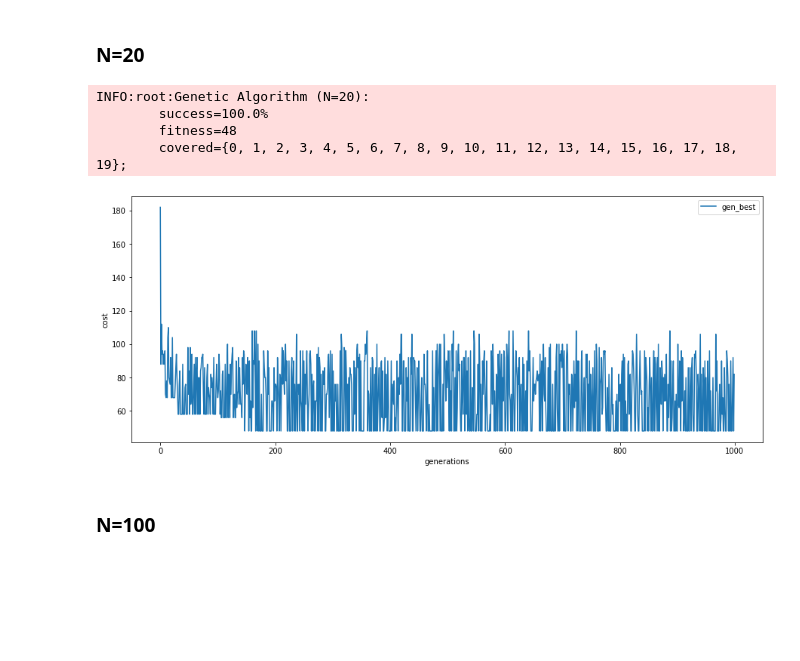
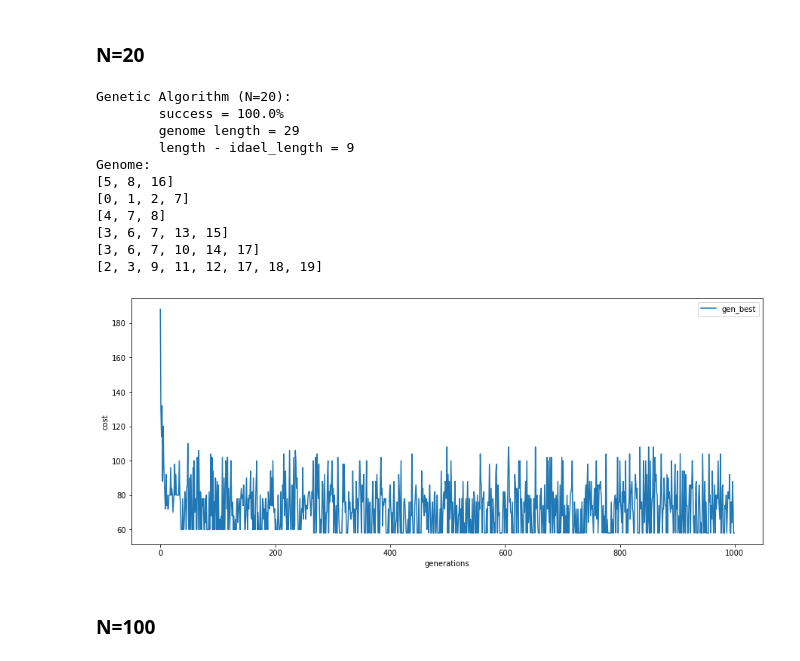
Before and after one commit to LuigiFederico/Computational-Intelligence, a Jupyter notebook: lab2/lab2.ipynb, the cells around one changed output. Cells and saved outputs as stored; diff of their text form; code cells hidden in the pictures; blank space fills up the shorter version.

```diff
--- a/lab2/lab2.ipynb
+++ b/lab2/lab2.ipynb
@@ -27,7 +26,7 @@ def tournament(population):
   x, y = tuple(random.choices(population, k=2))
   return x.fight(y)
 # %%
-def initial_population(id_to_genes):
+def initial_population(id_to_genes, N):
   population = list()
   genes = list(id_to_genes.values())
   tot_genes = len(id_to_genes)
@@ -47,6 +46,14 @@ def plot_gen_best(fitness_log):
   #plt.scatter([x for x, _ in fitness_log], [y for _, y in fitness_log], marker=".", label='fitness_log')
   plt.plot([x for x, _ in enumerate(gen_best)], [y for _, y in enumerate(gen_best)], label='gen_best')
   plt.legend()
+# %%
+def print_statistics(winner, N):
+  print(f"Genetic Algorithm (N={N}):")
+  print(f"\tsuccess = {len(winner.covered)*100/N}%")
+  print(f"\tgenome length = {len(winner)}")
+  print(f"\tlength - idael_length = {len(winner) - N}")
+  print(f"Genome:")
+  winner.display()
 # %% [markdown]
 ## Evolution
 # %%
@@ -115,18 +132,26 @@ INFO:root:Genetic Algorithm (N=10):
 # %%
 N = 20
 
-id_to_genes = create_dict_genes(problem(N, 42)) # Dictionaries to map genes to ids and vice versa
-population = initial_population(id_to_genes)
+clean_problem = set([tuple(sorted(l)) for l in problem(N, 42)])
+id_to_genes = create_dict_genes(clean_problem) # Dictionaries to map genes to ids and vice versa
+population = initial_population(id_to_genes, N)
 winner_GA, fitness_log_GA = genetic_algorithm(population, id_to_genes, N)
 
-logging.info(f"Genetic Algorithm (N={N}):\n\tsuccess={len(winner_GA.covered)*100/N}%\n\tfitness={winner_GA.cost}\n\tcovered={winner_GA.covered};")
+print_statistics(winner_GA, N)
 plot_gen_best(fitness_log_GA)
 # %% [output]
-INFO:root:Genetic Algorithm (N=20):
-        success=100.0%
-        fitness=48
-        covered={0, 1, 2, 3, 4, 5, 6, 7, 8, 9, 10, 11, 12, 13, 14, 15, 16, 17, 18, 19};
+Genetic Algorithm (N=20):
+        success = 100.0%
+        genome length = 29
+        length - idael_length = 9
+Genome:
+[5, 8, 16]
+[0, 1, 2, 7]
+[4, 7, 8]
+[3, 6, 7, 13, 15]
+[3, 6, 7, 10, 14, 17]
+[2, 3, 9, 11, 12, 17, 18, 19]
-[figure, old version]
+[figure, new version]
 # %% [markdown]
 ### N=100
 # %%
```
Also changed, not shown: parts of 7 cells of this notebook, 10 other files.
